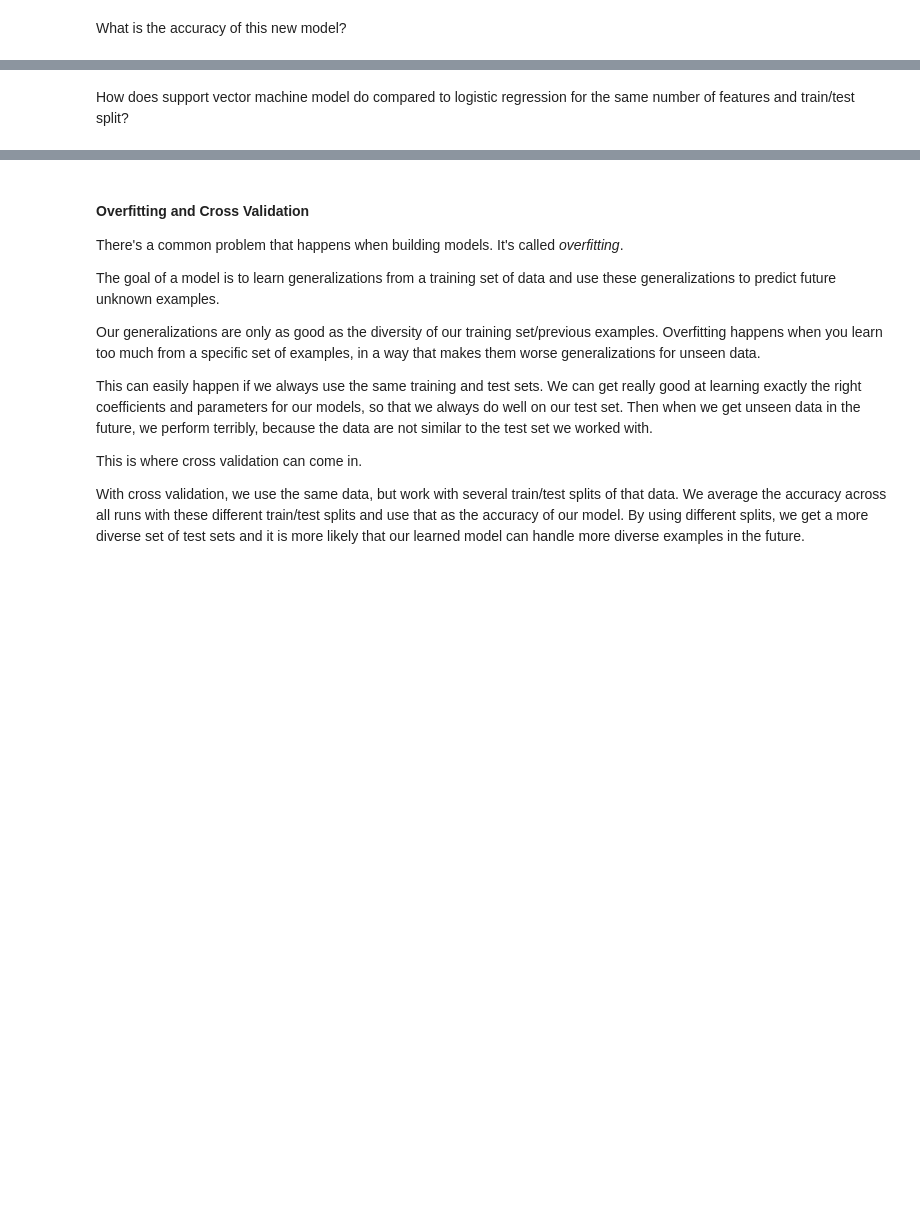
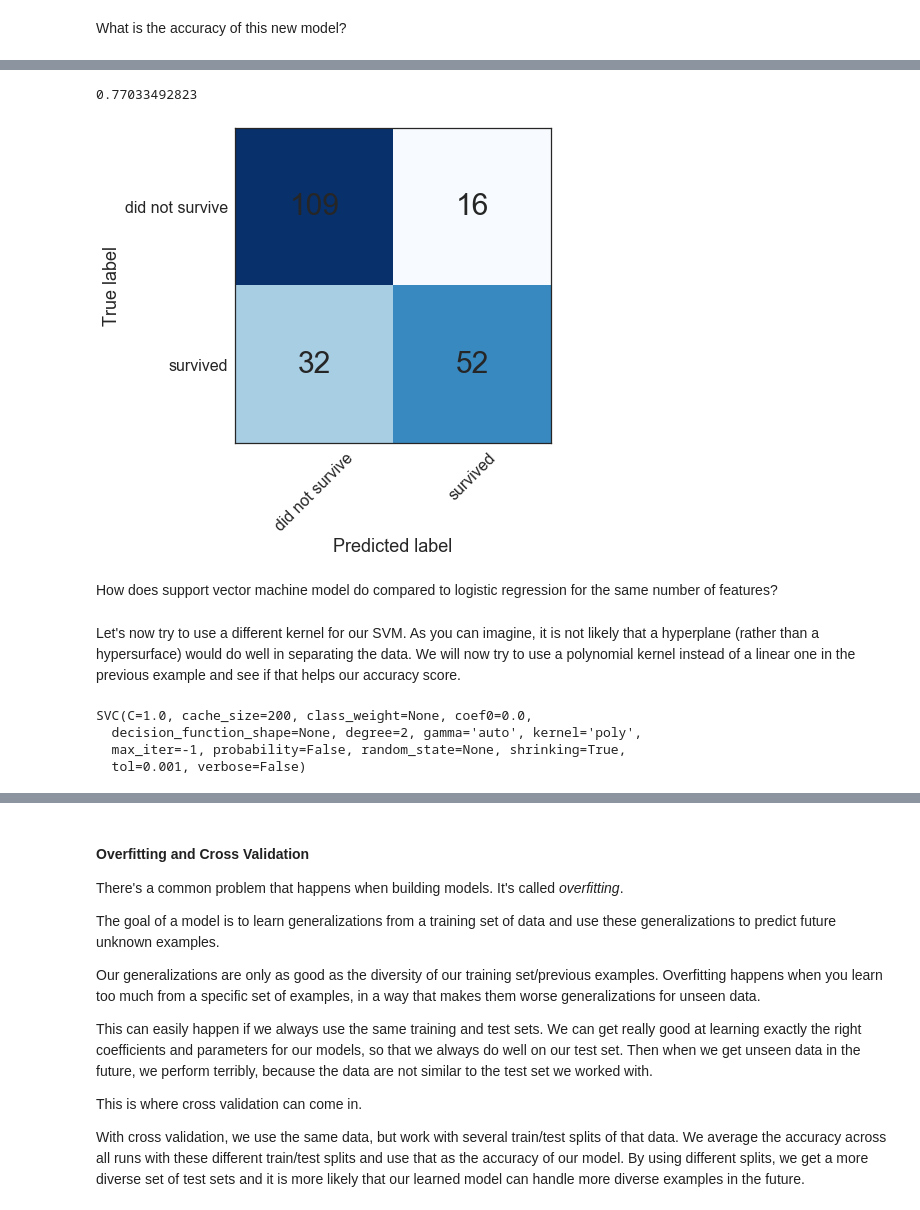
Before and after one commit to marijavlajic/code-university-ml-workshop, a Jupyter notebook: ML Workshop Part 3 - Support Vector Machines.ipynb, the cells around one changed output, grey strips where cells are left out. Drawn from its saved outputs; the diff is of its cells as text; code cells hidden in the pictures; blank space fills up the shorter version.

```diff
--- a/ML Workshop Part 3 - Support Vector Machines.ipynb
+++ b/ML Workshop Part 3 - Support Vector Machines.ipynb
@@ -75,5 +84,17 @@ What is the accuracy of the support vector machine classifier with 3 features?
 # TODO - accuracy
 # %%
 # TODO - plot
+# %%
+X_sub = X[['pclass', 'sex', 'age', 'family_status']]
+X_train, X_test, y_train, y_test = train_test_split(X_sub, y, test_size=0.2, random_state=42)
+model.fit(X_train, y_train)
+y_pred = model.predict(X_test)
+print(accuracy_score(y_test, y_pred))
+plot_confusion_matrix(y_test, y_pred)
+# %% [output]
+0.77033492823
+[figure, added]
 # %% [markdown]
-How does support vector machine model do compared to logistic regression for the same number of features and train/test split?
+How does support vector machine model do compared to logistic regression for the same number of features?
+# %% [markdown]
+Let's now try to use a different kernel for our SVM. As you can imagine, it is not likely that a hyperplane (rather than a hypersurface) would do well in separating the data. We will now try to use a polynomial kernel instead of a linear one in the previous example and see if that helps our accuracy score.
@@ -79,0 +108,7 @@ How does support vector machine model do compared to logistic regression for the
+# %%
+model.fit(X_train, y_train)
+# %% [output]
+SVC(C=1.0, cache_size=200, class_weight=None, coef0=0.0,
+  decision_function_shape=None, degree=2, gamma='auto', kernel='poly',
+  max_iter=-1, probability=False, random_state=None, shrinking=True,
+  tol=0.001, verbose=False)
```
Also changed, not shown: parts of 23 cells of this notebook, 1 other file.
